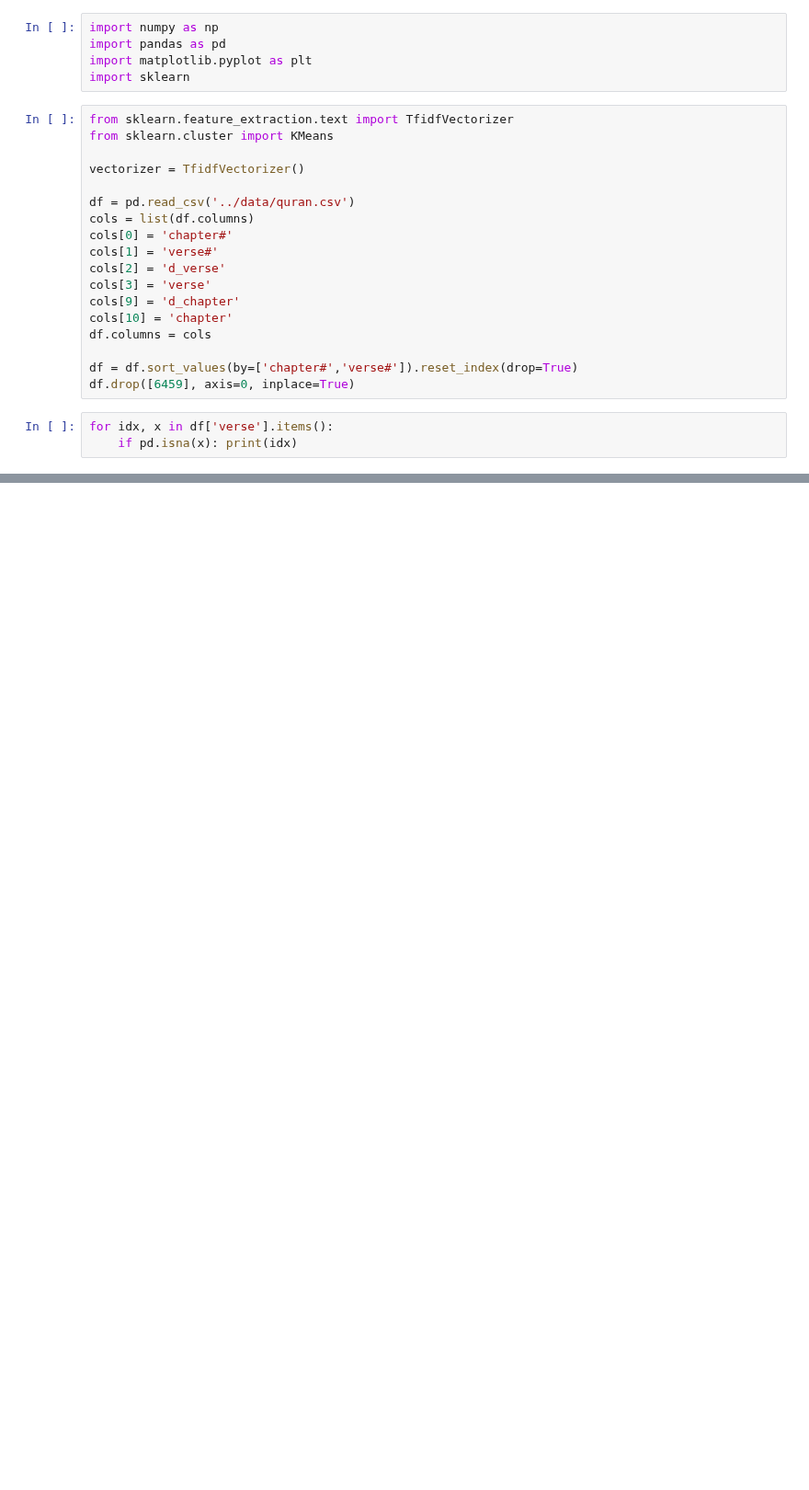
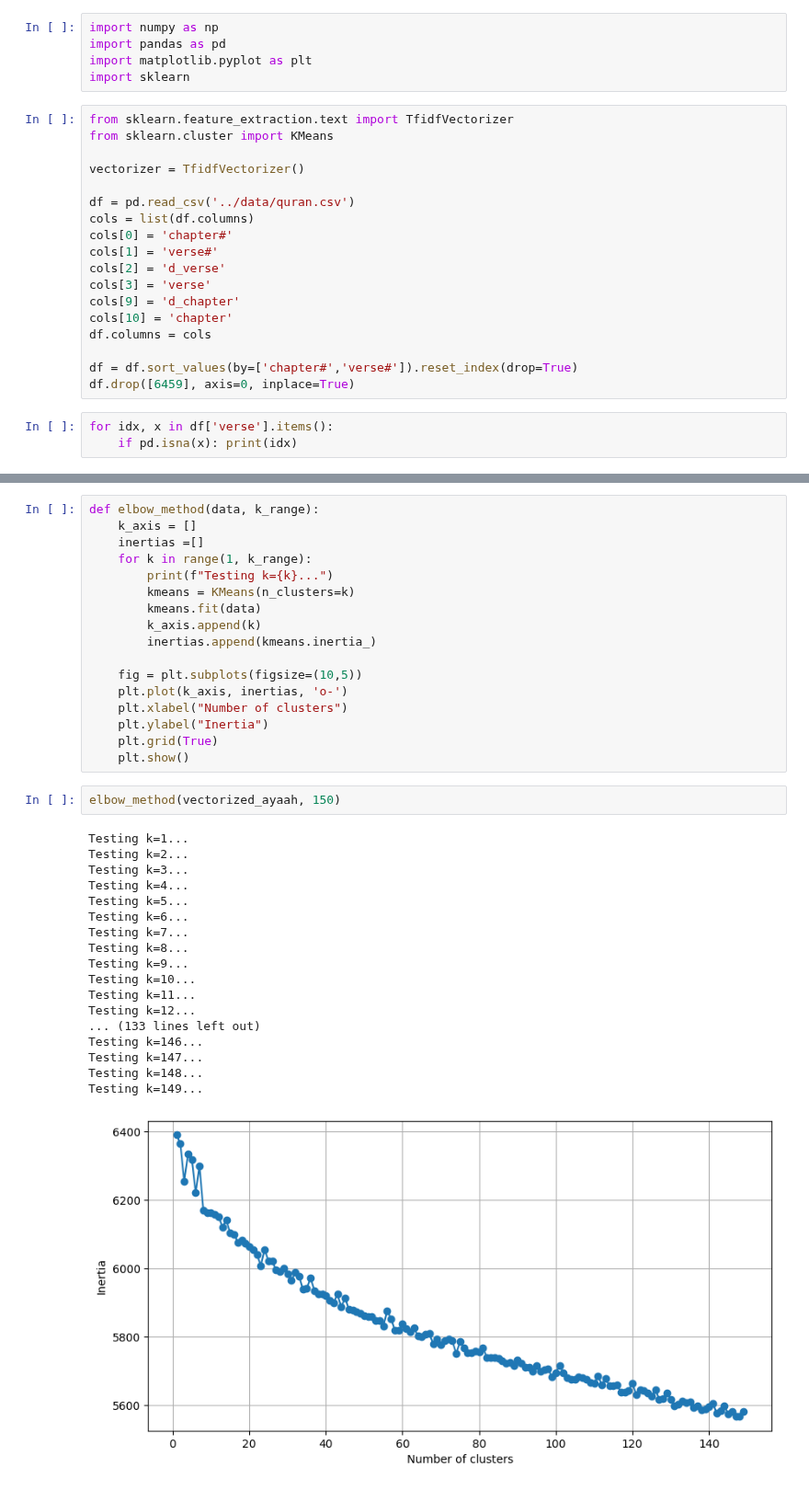
Before and after one commit to Zain1958/similarity-search, a Jupyter notebook: notebooks/02_training.ipynb, the cells around one changed output, grey strips where cells are left out. Shown at 92% size. Drawn from its saved outputs; the diff is of its cells as text; blank space fills up the shorter version.

```diff
--- a/notebooks/02_training.ipynb
+++ b/notebooks/02_training.ipynb
@@ -139,0 +144,38 @@ pprint.pprint(new_mut_dict, width=100, depth=2)
+# %%
+def elbow_method(data, k_range):
+    k_axis = []
+    inertias =[]
+    for k in range(1, k_range):
+        print(f"Testing k={k}...")
+        kmeans = KMeans(n_clusters=k)
+        kmeans.fit(data)
+        k_axis.append(k)
+        inertias.append(kmeans.inertia_)
+
+    fig = plt.subplots(figsize=(10,5))
+    plt.plot(k_axis, inertias, 'o-')
+    plt.xlabel("Number of clusters")
+    plt.ylabel("Inertia")
+    plt.grid(True)
+    plt.show()
+# %%
+elbow_method(vectorized_ayaah, 150)
+# %% [output]
+Testing k=1...
+Testing k=2...
+Testing k=3...
+Testing k=4...
+Testing k=5...
+Testing k=6...
+Testing k=7...
+Testing k=8...
+Testing k=9...
+Testing k=10...
+Testing k=11...
+Testing k=12...
+... (133 lines left out)
+Testing k=146...
+Testing k=147...
+Testing k=148...
+Testing k=149...
+[figure, added]
```
Also changed, not shown: parts of 4 cells of this notebook, 2 other files.
